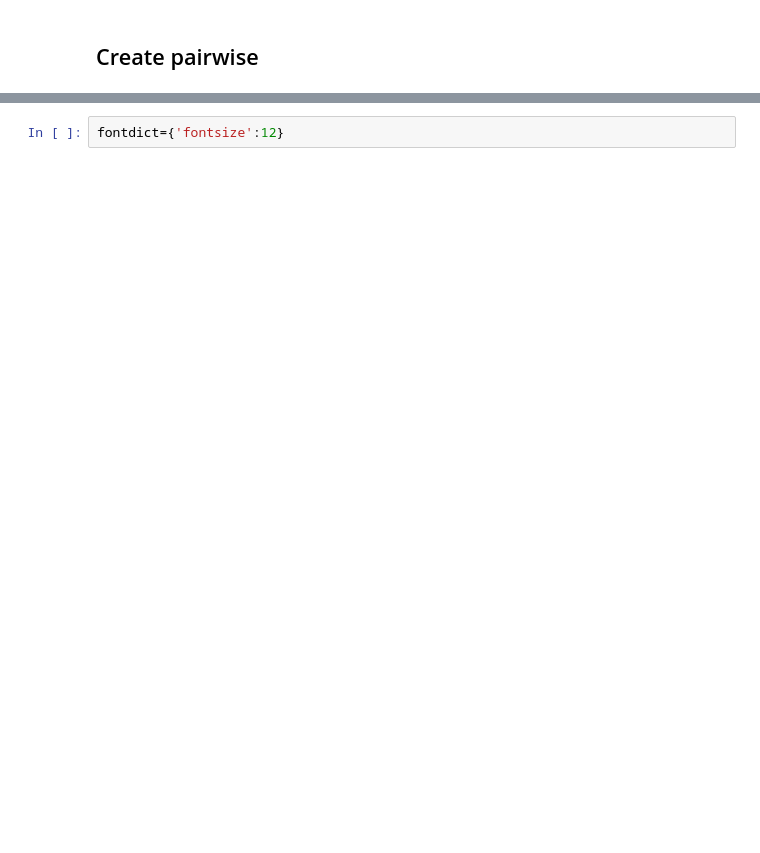
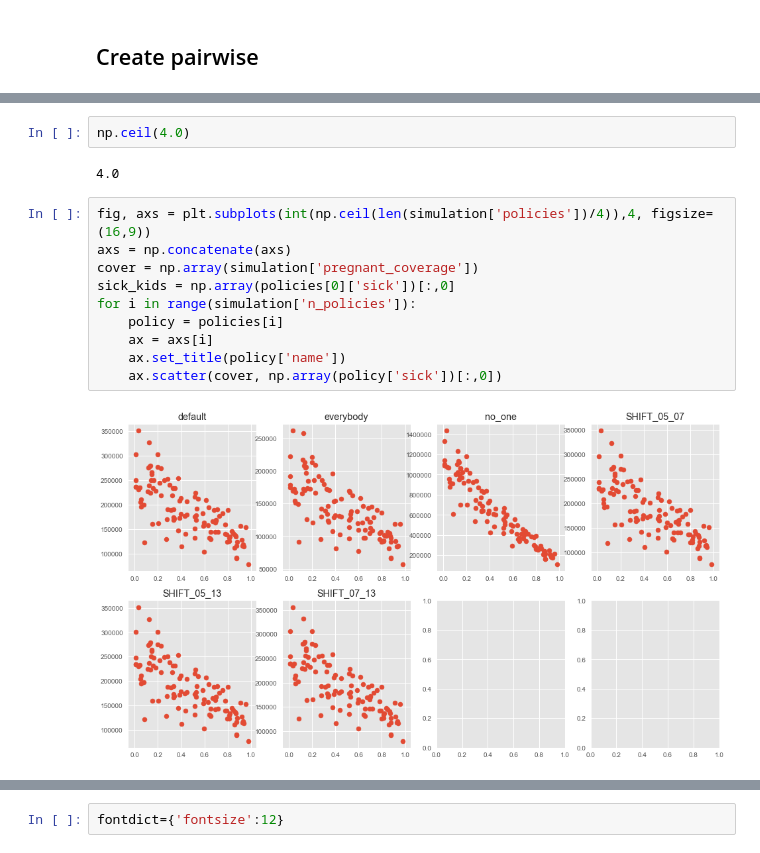
Before and after one commit to DeanLa/pertussis_model, a Jupyter notebook: _3_Simulation.ipynb, the cells around one changed output, grey strips where cells are left out. Saved outputs shown, nothing was run; the diff lists cells and outputs as text; blank space fills up the shorter version.

```diff
--- a/_3_Simulation.ipynb
+++ b/_3_Simulation.ipynb
@@ -179,0 +183,16 @@ for i, metric in enumerate(metric_names): # i - i is ax row: result type
+# %%
+np.ceil(4.0)
+# %% [output]
+4.0
+# %%
+fig, axs = plt.subplots(int(np.ceil(len(simulation['policies'])/4)),4, figsize=(16,9))
+axs = np.concatenate(axs)
+cover = np.array(simulation['pregnant_coverage'])
+sick_kids = np.array(policies[0]['sick'])[:,0]
+for i in range(simulation['n_policies']):
+    policy = policies[i]
+    ax = axs[i]
+    ax.set_title(policy['name'])
+    ax.scatter(cover, np.array(policy['sick'])[:,0])
+# %% [output]
+[figure, added]
```
Also changed, not shown: parts of 34 cells of this notebook, 9 other files.
